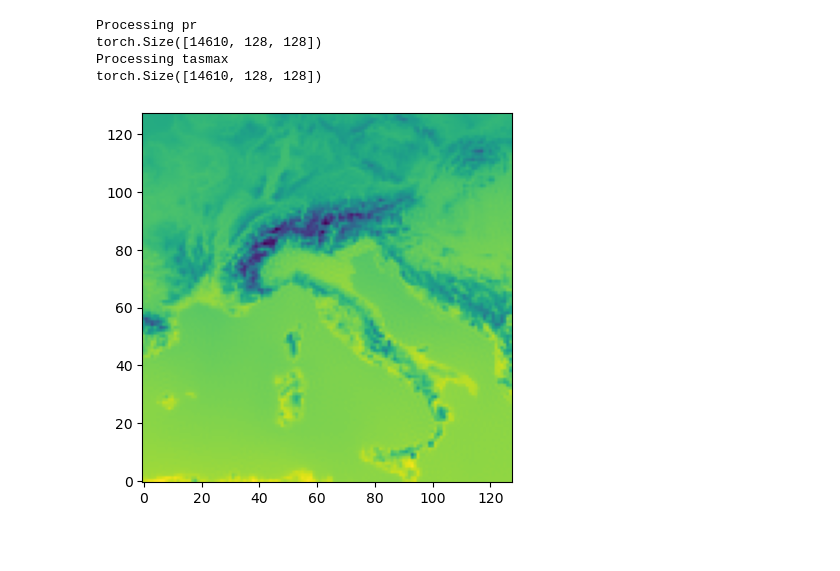
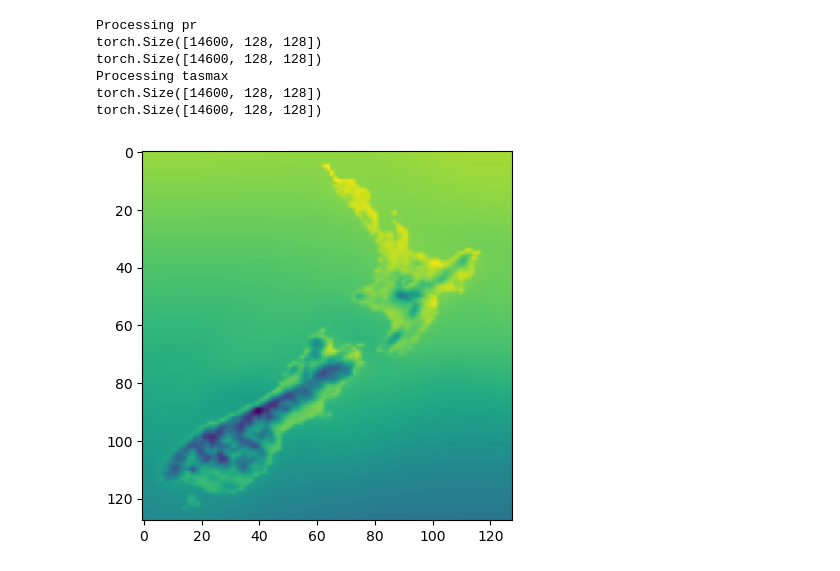
Before and after one commit to m-schillinger/cordexbench, a Jupyter notebook: data/compute_norm_stats.ipynb, the cells around one changed output. Saved outputs shown, nothing was run; the diff lists cells and outputs as text; code cells hidden in the pictures; blank space fills up the shorter version.

```diff
--- a/data/compute_norm_stats.ipynb
+++ b/data/compute_norm_stats.ipynb
@@ -5,7 +5,7 @@ import os
 import matplotlib.pyplot as plt
 # %%
 root="/r/scratch/users/mschillinger/data/cordexbench/"
-domain="ALPS"
+domain="NZ"
 training_experiment = 'Emulator_hist_future'
 mode = "train"
 if mode == "train":
@@ -32,37 +32,40 @@ hr_ds = xr.open_dataset(hr_path)
 for data_type in ["pr", "tasmax"]:
     print(f"Processing {data_type}")
     hr_data = torch.from_numpy(hr_ds[data_type].data)
+    print(hr_data.shape)
+    hr_data = torch.flip(hr_data, [1])
     print(hr_data.shape)
     if data_type in ["pr"]:
         hr_data = torch.sqrt(hr_data)
 
     # COMPUTE NORM STATS
     hr_std_all = torch.std(hr_data)
     hr_mean_all = torch.mean(hr_data)
 
     if data_type in ["pr"]:
         name_str = "_sqrt"
     else:
         name_str = ""
 
     file_base = f"{training_experiment}_{data_type}_{gcm_name}_{period_training}{name_str}"
 
     torch.save({"mean": hr_mean_all, "std": hr_std_all},
         os.path.join(root, domain, "norm_stats", f"hr_norm_stats_full-data_{file_base}.pt"))
 
     hr_std_pw = torch.std(hr_data, dim=0)
     hr_mean_pw = torch.mean(hr_data, dim=0)
 
     torch.save({"mean": hr_mean_pw, "std": hr_std_pw},
         os.path.join(root, domain, "norm_stats", f"hr_norm_stats_pixelwise_{file_base}.pt"))
 
     hr_norm = (hr_data - hr_mean_pw) / hr_std_pw
-    plt.imshow(hr_norm[0, :, :].detach().numpy(), origin='lower')
-
-    plt.imshow(hr_mean_pw.detach().numpy(), origin='lower')
+    plt.imshow(hr_norm[0, :, :].detach().numpy())
+    plt.imshow(hr_mean_pw.detach().numpy())
 # %% [output]
 Processing pr
-torch.Size([14610, 128, 128])
+torch.Size([14600, 128, 128])
+torch.Size([14600, 128, 128])
 Processing tasmax
-torch.Size([14610, 128, 128])
+torch.Size([14600, 128, 128])
+torch.Size([14600, 128, 128])
-[figure, old version]
+[figure, new version]
```
Also changed, not shown: parts of 1 cell of this notebook, 11 other files.
